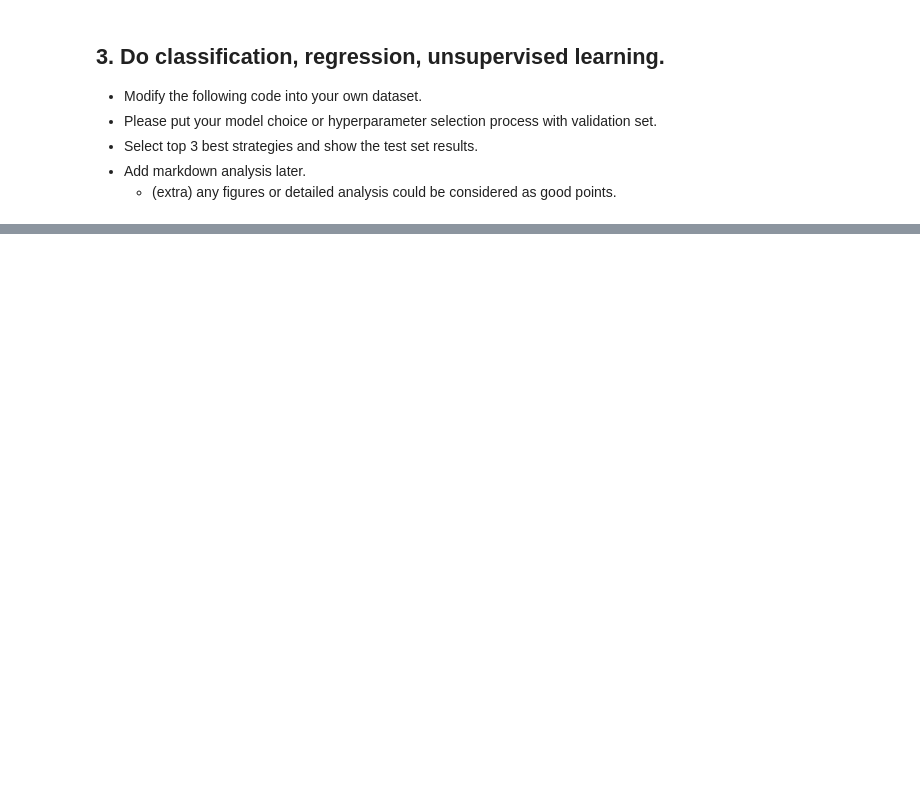
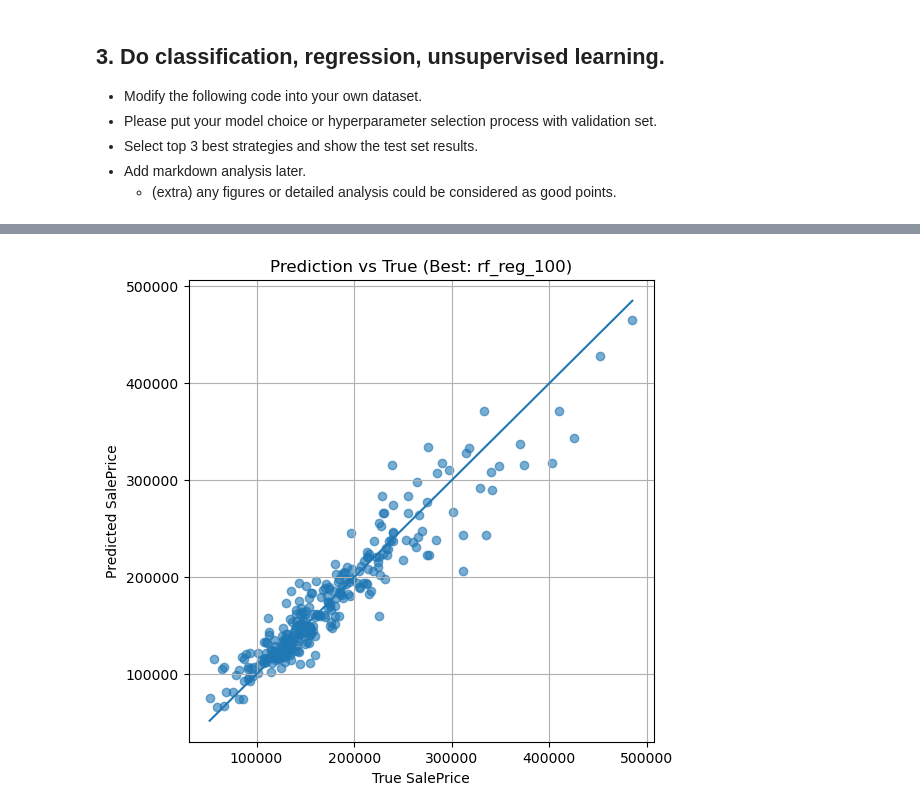
Before and after one commit to oesmln/intro-to-ai-ml-basic, a Jupyter notebook: code/Intro_to_AI_ML_Basic.ipynb, the cells around one changed output, grey strips where cells are left out. Saved outputs shown, nothing was run; the diff lists cells and outputs as text; code cells hidden in the pictures; blank space fills up the shorter version.

```diff
--- a/code/Intro_to_AI_ML_Basic.ipynb
+++ b/code/Intro_to_AI_ML_Basic.ipynb
@@ -716,0 +1096,80 @@ K-means는 비지도 학습 기반 고객 세분화(Customer Segmentation)에
+# %%
+import matplotlib.pyplot as plt
+import numpy as np
+
+# ============================================
+# 1. Top 3 중 validation MSE 기준 1등 모델 선택
+# ============================================
+best_result = top3[0]  # val_mse가 가장 낮은 전략
+best_name = best_result["name"]
+best_type = best_result["model_type"]
+best_model = best_result["model_obj"]
+
+print("Best strategy (by val MSE):", best_name, "| type:", best_type)
+print("Val MSE:", best_result["val_mse"])
+print("Test MSE:", best_result["test_mse"])
+print("Test MAE:", best_result["test_mae"])
+print("Test RMSE:", np.sqrt(best_result["test_mse"]))
+
+# ============================================
+# 2. Best 모델로 test 예측값 및 residual 계산
+# ============================================
+y_true = y_test_np
+y_pred = best_model.predict(X_test_np)
+
+residuals = y_true - y_pred  # 실제 - 예측
+
+# ============================================
+# 3-1. 예측 vs 실제 값 산점도
+# ============================================
+plt.figure(figsize=(6, 6))
+plt.scatter(y_true, y_pred, alpha=0.6)
+min_val = min(y_true.min(), y_pred.min())
+max_val = max(y_true.max(), y_pred.max())
+plt.plot([min_val, max_val], [min_val, max_val])  # y=x 기준선
+plt.xlabel("True SalePrice")
+plt.ylabel("Predicted SalePrice")
+plt.title(f"Prediction vs True (Best: {best_name})")
+plt.grid(True)
+plt.show()
+
+# ============================================
+# 3-2. Residual vs Predicted 산점도
+# ============================================
+plt.figure(figsize=(6, 4))
+plt.scatter(y_pred, residuals, alpha=0.6)
+plt.axhline(0, linestyle="--")
+plt.xlabel("Predicted SalePrice")
+plt.ylabel("Residual (True - Pred)")
+plt.title(f"Residual Plot (Best: {best_name})")
+plt.grid(True)
+plt.show()
+
+# ============================================
+# 3-3. Residual 히스토그램
+# ============================================
+plt.figure(figsize=(6, 4))
+plt.hist(residuals, bins=30)
+plt.xlabel("Residual (True - Pred)")
+plt.ylabel("Count")
+plt.title(f"Residual Distribution (Best: {best_name})")
+plt.grid(True)
+plt.show()
+
+# ============================================
+# 3-4. Feature Importance (트리 기반 모델일 때만)
+# ============================================
+if hasattr(best_model, "feature_importances_"):
+    importances = best_model.feature_importances_
+    indices = np.argsort(importances)[::-1]  # 중요도 순으로 정렬
+
+    plt.figure(figsize=(8, 5))
+    plt.bar(range(len(feature_cols)), importances[indices])
+    plt.xticks(range(len(feature_cols)), [feature_cols[i] for i in indices], rotation=45, ha="right")
+    plt.ylabel("Importance")
+    plt.title(f"Feature Importances (Best: {best_name})")
+    plt.tight_layout()
+    plt.show()
+else:
+    print("Feature importances are not available for this model type:", best_type)
+# %% [output]
@@ -716,0 +1181 @@ K-means는 비지도 학습 기반 고객 세분화(Customer Segmentation)에
+[figure, added]
```
Also changed, not shown: parts of 18 cells of this notebook.
